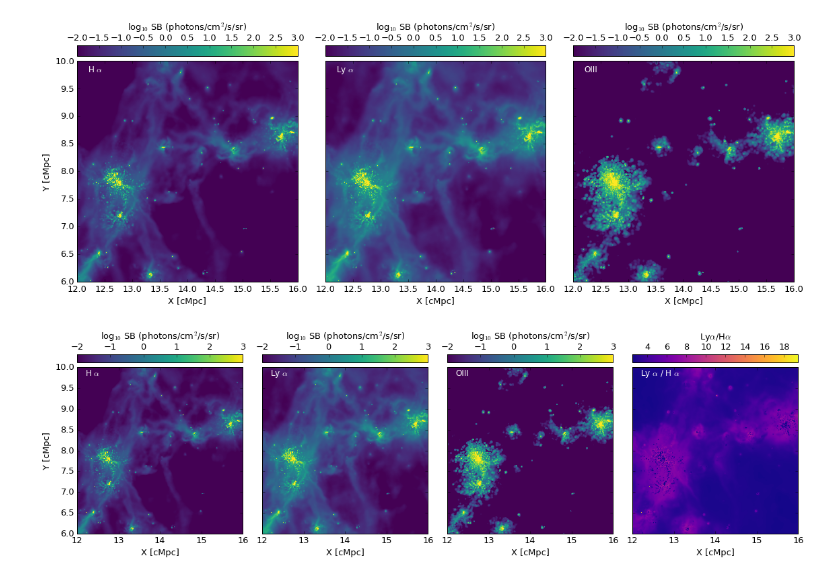
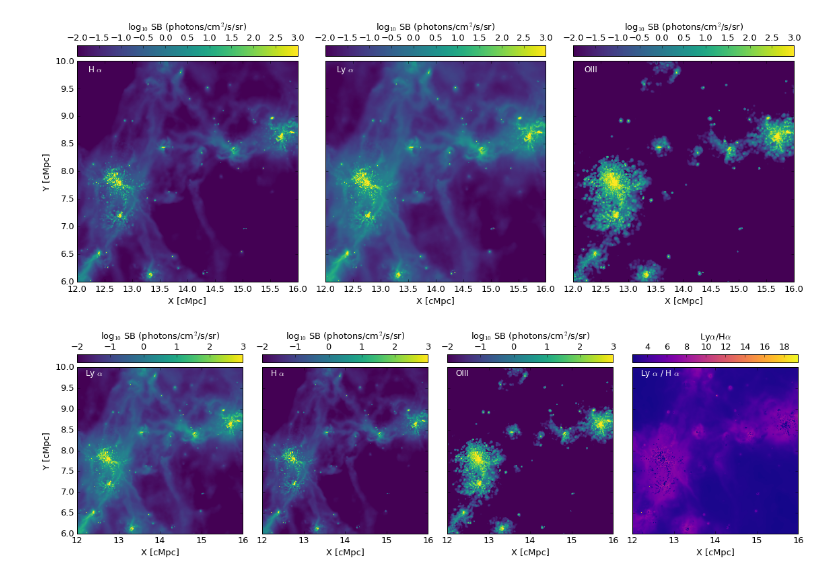
Before and after one commit to lokhorst/HalphaScripts, a Jupyter notebook: EagleSimScripts/EAGLE_Lyalpha_Halpha_O3.ipynb, the cells around one changed output. Saved outputs shown, nothing was run; the diff lists cells and outputs as text; code cells hidden in the pictures.

```diff
--- a/EagleSimScripts/EAGLE_Lyalpha_Halpha_O3.ipynb
+++ b/EagleSimScripts/EAGLE_Lyalpha_Halpha_O3.ipynb
@@ -7,6 +7,10 @@ import matplotlib.pyplot as plt
 from glob import glob
 import os
 
+import matplotlib
+matplotlib.rc('text', usetex=True)
+matplotlib.rcParams['text.latex.preamble']=[r"\usepackage{amsmath}"]
+
 %matplotlib inline
 # %%
 ## Loading all the files from the 25 Mpc box and adding them together
@@ -303,42 +362,43 @@ xystarts = [12,6]; xyextent = [4,4]
 subset = [xystarts[0]/boxsize*pixsize,(xystarts[0]+xyextent[0])/boxsize*pixsize,xystarts[1]/boxsize*pixsize,(xystarts[1]+xyextent[1])/boxsize*pixsize]
 
 pltimg(halpha_25mpc[subset[0]:subset[1],subset[2]:subset[3]],\
-       ax1,xystarts,xyextent,label=None,colmap = 'viridis',colorbar=True,labelaxes=True,
+       ax2,xystarts,xyextent,label=None,colmap = 'viridis',colorbar=True,labelaxes=True,
        Vmin=Vmin,Vmax=Vmax,cticks=[-2,-1,0,1,2,3])
-plt.text(0.05,0.95,r'H $\alpha$',transform=ax1.transAxes,\
+plt.text(0.05,0.95,r'H $\alpha$',transform=ax2.transAxes,\
          horizontalalignment='left',color='white',fontsize=12)
 
 pltimg(lyalpha_25mpc[subset[0]:subset[1],subset[2]:subset[3]],\
-       ax2,xystarts,xyextent,label=None,colmap = 'viridis',colorbar=True,labelaxes=True,
+       ax1,xystarts,xyextent,label=None,colmap = 'viridis',colorbar=True,labelaxes=True,
        Vmin=Vmin,Vmax=Vmax,cticks=[-2,-1,0,1,2,3])
-plt.text(0.05,0.95,r'Ly $\alpha$ ',transform=ax2.transAxes,\
+plt.text(0.05,0.95,r'Ly $\alpha$ ',transform=ax1.transAxes,\
          horizontalalignment='left',color='white',fontsize=12)
 
 pltimg(o3_25mpc[subset[0]:subset[1],subset[2]:subset[3]],\
        ax3,xystarts,xyextent,label=None,colmap = 'viridis',colorbar=True,labelaxes=True,
        Vmin=Vmin,Vmax=Vmax,cticks=[-2,-1,0,1,2,3])
 plt.text(0.05,0.95,r'OIII',transform=ax3.transAxes,horizontalalignment='left',color='white',fontsize=12)
 
 pltimg(10**(lyalpha_25mpc[subset[0]:subset[1],subset[2]:subset[3]]-halpha_25mpc[subset[0]:subset[1],subset[2]:subset[3]]),\
        ax4,xystarts,xyextent,label=None,colmap = 'plasma',colorbar=True,labelaxes=True,clabel=r'Ly$\alpha$/H$\alpha$')
 plt.text(0.05,0.95,r'Ly $\alpha$ / H $\alpha$',transform=ax4.transAxes,horizontalalignment='left',color='white',fontsize=12)
 # log( a/b ) = log(a) - log(b)
 
 
 ax2.set_yticklabels([])
 ax2.set_ylabel('')
 ax3.set_yticklabels([])
 ax3.set_ylabel('')
 ax4.set_yticklabels([])
 ax4.set_ylabel('')
 
 for ax in [ax1,ax2,ax3,ax4]:
     ax.set_xticks([12,13,14,15,16])
 
 fig.subplots_adjust( wspace=0.)
 
+
 plt.tight_layout()
 
 plt.savefig('EAGLE_LyalphaHalphaOIII.png')
 # %% [output]
-[figure, old version]
+[figure, new version]
```
Also changed, not shown: parts of 8 cells of this notebook, 8 other files.
